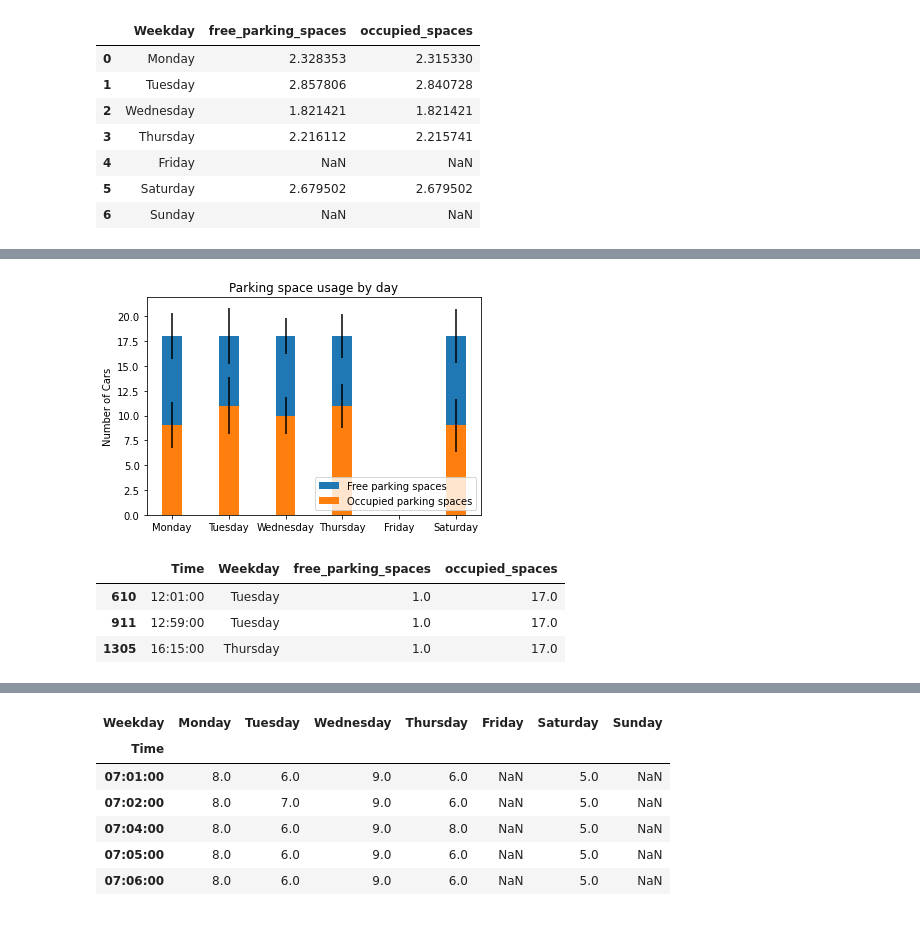
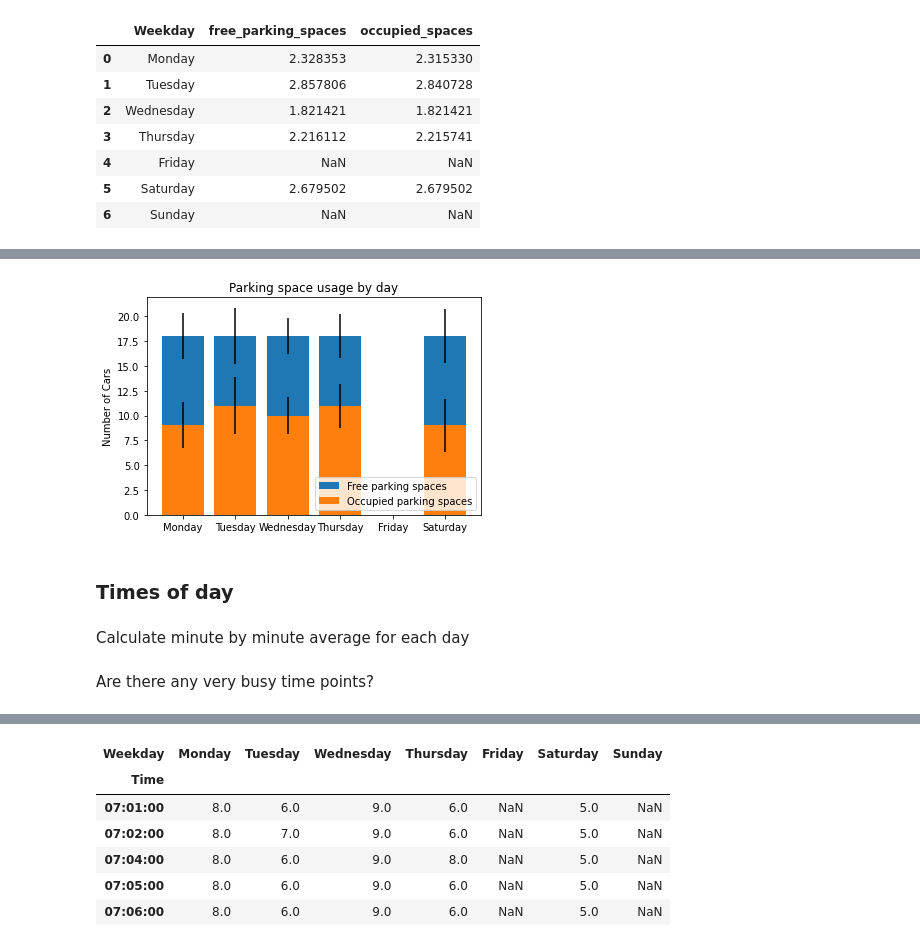
Before and after one commit to basakerdamar/City-Statistics-Analysis, a Jupyter notebook: smart_parking.ipynb, the cells around one changed output, grey strips where cells are left out. Cells and saved outputs as stored; diff of their text form; code cells hidden in the pictures.

```diff
--- a/smart_parking.ipynb
+++ b/smart_parking.ipynb
@@ -74,23 +71,24 @@ ax.figure.savefig('smart_parking_charts/days_bar.png', bbox_inches = "tight")
 # %%
 labels =  days['Weekday']
 occupied_means = days['occupied_spaces']
 free_means = days['free_parking_spaces']
 occupied_std = days_std['occupied_spaces']
 free_std = days_std['free_parking_spaces']
-width = 0.35       # the width of the bars: can also be len(x) sequence
 
 fig, ax = plt.subplots()
 
+# Plot the daily means of free parking spaces, their standard deviations
+ax.bar(labels, free_means, yerr=free_std, bottom=occupied_means,
+       label='Free parking spaces')
 
-ax.bar(labels, free_means, width, yerr=free_std, bottom=occupied_means,
-       label='Free parking spaces')
-ax.bar(labels, occupied_means, width, yerr=occupied_std, label='Occupied parking spaces')
+# Plot the daily means of occupied parking spaces, their standard deviations
+ax.bar(labels, occupied_means, yerr=occupied_std, label='Occupied parking spaces')
 
 ax.set_ylabel('Number of Cars')
 ax.set_title('Parking space usage by day')
 ax.legend(loc = 'lower right')
 
 plt.show()
 ax.figure.savefig('smart_parking_charts/days_bar.png', bbox_inches = "tight", figsize=(15, 10))
 # %% [output]
-[figure, old version]
+[figure, new version]
@@ -99,9 +95,10 @@ ax.figure.savefig('smart_parking_charts/days_bar.png', bbox_inches = "tight", fi
+# %% [markdown]
+### Times of day
+# %% [markdown]
+Calculate minute by minute average for each day
 # %%
-minutes = parking_spaces.groupby([parking_spaces['Time'].map(lambda x : time(x.hour, x.minute)), 'Weekday']).mean().round(0).reset_index()
-
-minutes[minutes['free_parking_spaces']==1 ]
+minutes = parking_spaces.groupby([parking_spaces['Time']\
+                        .map(lambda x : time(x.hour, x.minute)), 'Weekday'])\
+                        .mean().round(0).reset_index()
-# %% [output]
-|  | Time | Weekday | free_parking_spaces | occupied_spaces |
-| 610 | 12:01:00 | Tuesday | 1.0 | 17.0 |
-| 911 | 12:59:00 | Tuesday | 1.0 | 17.0 |
-| 1305 | 16:15:00 | Thursday | 1.0 | 17.0 |
+# %% [markdown]
+Are there any very busy time points?
```
Also changed, not shown: parts of 21 cells of this notebook, 1 other file.
